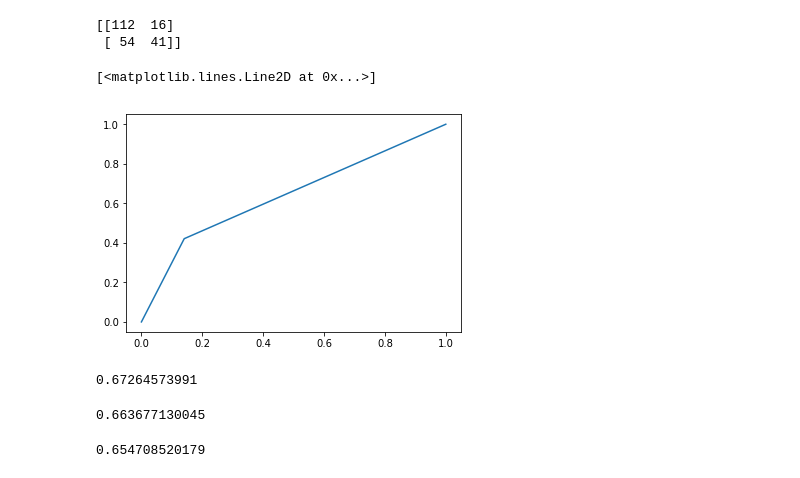
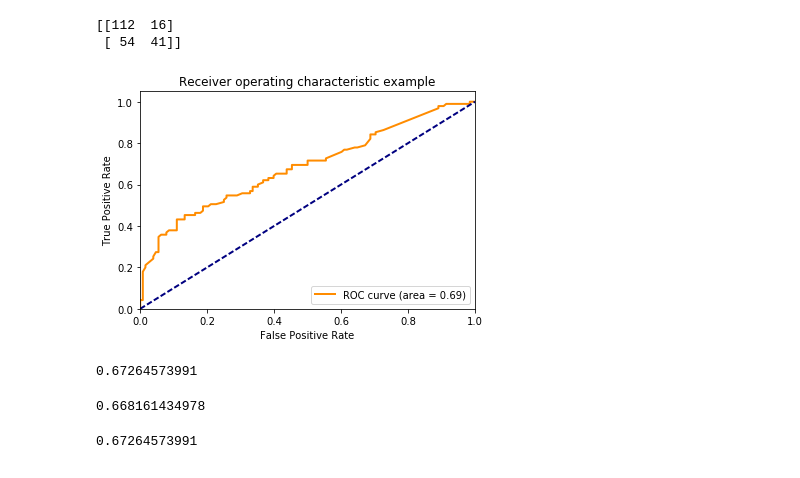
Before and after one commit to mikaelasquirchuk/DAT8SYD, a Jupyter notebook: labs/Week 3 Lesson 1 - Logistic Regression/Titanic_lab.mikaelasquirchuk.ipynb, the cells around one changed output. Drawn from its saved outputs; the diff is of its cells as text; code cells hidden in the pictures.

```diff
--- a/labs/Week 3 Lesson 1 - Logistic Regression/Titanic_lab.mikaelasquirchuk.ipynb
+++ b/labs/Week 3 Lesson 1 - Logistic Regression/Titanic_lab.mikaelasquirchuk.ipynb
@@ -69,19 +69,38 @@ print(confusion_matrix(y_test, y_pred_class))
 # %% [output]
 [[112  16]
  [ 54  41]]
-# %%
-# TASK 8: Generate the ROC Curve
-from sklearn.metrics import roc_curve, auc
-# reading the ROC curve
-fpr, tpr, thresholds = roc_curve(y_test, y_pred_class)
-
-%matplotlib inline
-import matplotlib.pyplot as plt
-
-plt.plot(fpr, tpr)
-# %% [output]
-[<matplotlib.lines.Line2D at 0x...>]
-[figure, removed]
+# %%
+# TASK 8: Generate the ROC Curve
+from sklearn.metrics import roc_curve
+from sklearn.metrics import auc
+
+preds = logreg.predict_proba(X_test)[:,1]
+
+# reading the ROC curve
+fpr, tpr, thresholds = roc_curve(y_test, preds)
+
+roc_auc = auc(fpr,tpr)
+
+%matplotlib inline
+import matplotlib.pyplot as plt
+
+plt.figure()
+lw = 2
+plt.plot(fpr, tpr, color='darkorange', lw=lw, label='ROC curve (area = %0.2f)' % roc_auc)
+plt.plot([0, 1], [0, 1], color='navy', lw=lw, linestyle='--')
+plt.xlim([0.0, 1.0])
+plt.ylim([0.0, 1.05])
+plt.xlabel('False Positive Rate')
+plt.ylabel('True Positive Rate')
+plt.title('Receiver operating characteristic example')
+plt.legend(loc="lower right")
+plt.show()
+
+# What's happening here is we are changing the cutoff value from 0 to 1.
+# When we have a cutoff of zero this means that we have no positive predictions so both fpr and tpr are both 0
+# Our aim when modelling is to maximise the area under the curve, the closer to one the better the model.
+# %% [output]
+[figure, added]
 # %%
 # TASK 9: What variables should we include in the model to improve it?
 
@@ -107,20 +128,22 @@ print(accuracy_score(y_test, y_pred_class))
 from sklearn.naive_bayes import GaussianNB
 gnb = GaussianNB()
 #set the predictor as naive bayes fit predicting from the test set
-y_pred_class = gnb.fit(X_train, y_train).predict(X_test)
+gnb.fit(X_train, y_train)
+y_pred_class = gnb.predict(X_test)
 #print the accuracy of the GNB predictor
 print(accuracy_score(y_test, y_pred_class))
 # %% [output]
-0.663677130045
+0.668161434978
 # %%
 from sklearn import neighbors
-knn = neighbors.KNeighborsClassifier(n_neighbors=5)
+knn = neighbors.KNeighborsClassifier(5)
 #set the predictor as knn fit predicting from the test set
-y_pred_class = knn.fit(X_train, y_train).predict(X_test)
+knn.fit(X_train, y_train)
+y_pred_class = knn.predict(X_test)
 #print the accuracy of the KNN predictor
 print(accuracy_score(y_test, y_pred_class))
 # %% [output]
-0.654708520179
+0.67264573991
 # %%
 #Looks like Logistic Regression using 'Pclass' and 'Parch' and 'Age' is the most accurate
 # predictor of death on the Titanic!
```
Also changed, not shown: parts of 10 cells of this notebook, 1 other file.
